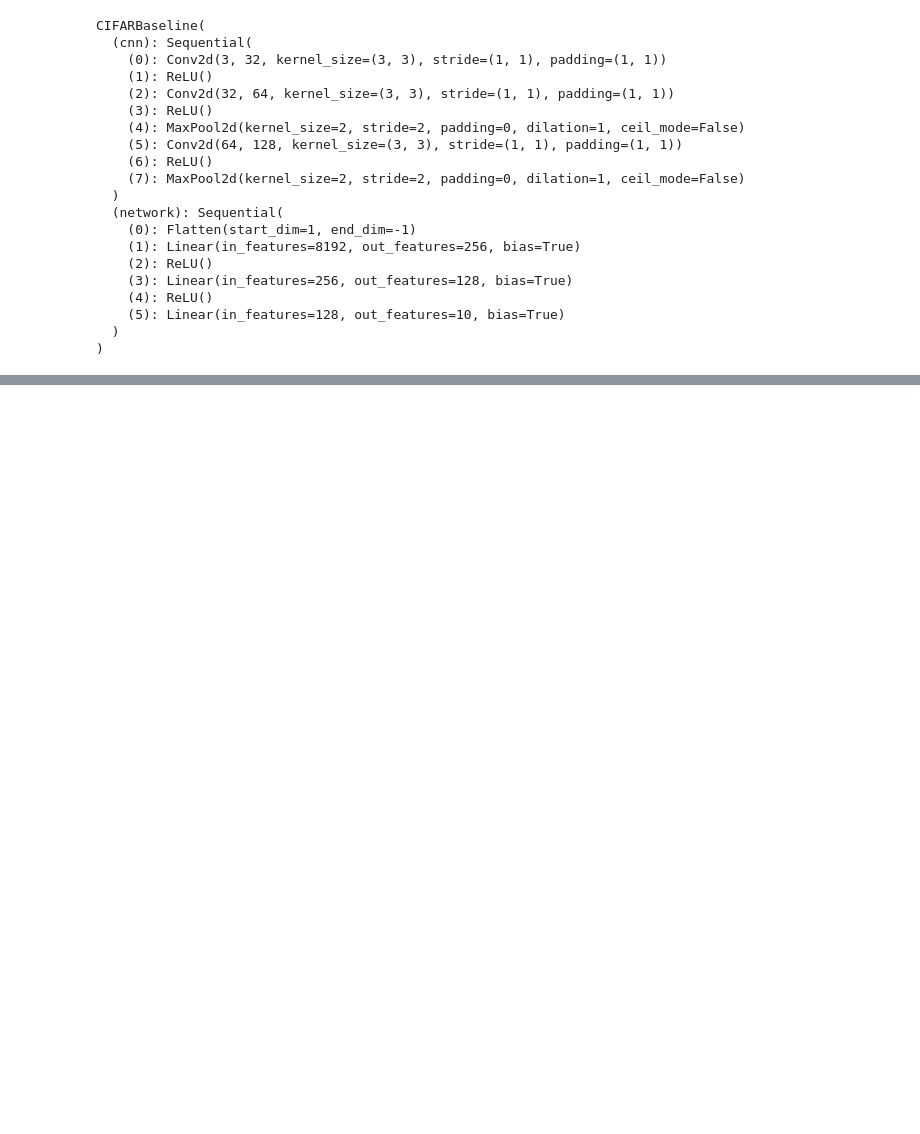
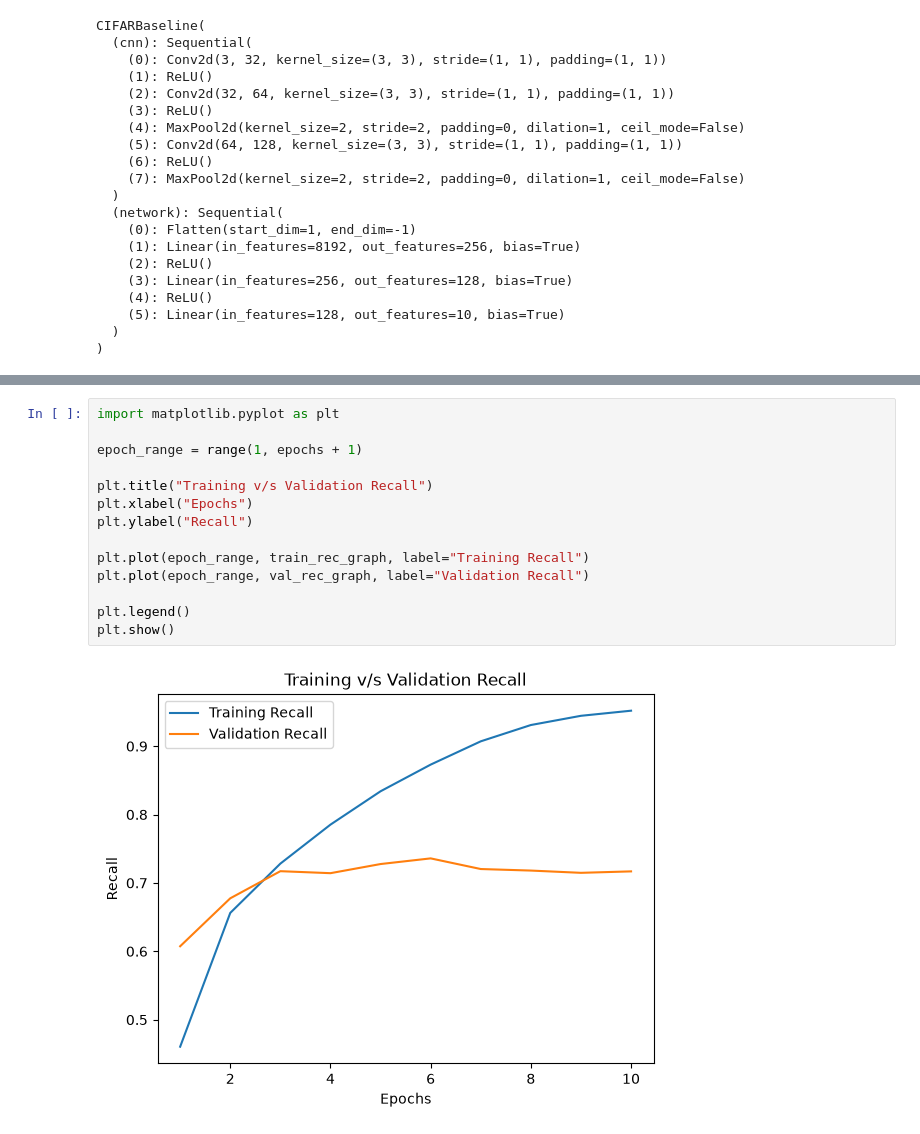
Before and after one commit to VRYeshwanth/CIFAR10_Classifier, a Jupyter notebook: notebooks/cnn.ipynb, the cells around one changed output, grey strips where cells are left out. Drawn from its saved outputs; the diff is of its cells as text; blank space fills up the shorter version.

```diff
--- a/notebooks/cnn.ipynb
+++ b/notebooks/cnn.ipynb
@@ -326,0 +423,16 @@ Validation Loss: 1.3499 | Validation Acc: 72.66%
+# %%
+import matplotlib.pyplot as plt
+
+epoch_range = range(1, epochs + 1)
+
+plt.title("Training v/s Validation Recall")
+plt.xlabel("Epochs")
+plt.ylabel("Recall")
+
+plt.plot(epoch_range, train_rec_graph, label="Training Recall")
+plt.plot(epoch_range, val_rec_graph, label="Validation Recall")
+
+plt.legend()
+plt.show()
+# %% [output]
+[figure, added]
```
Also changed, not shown: parts of 5 cells of this notebook, 7 other files.
